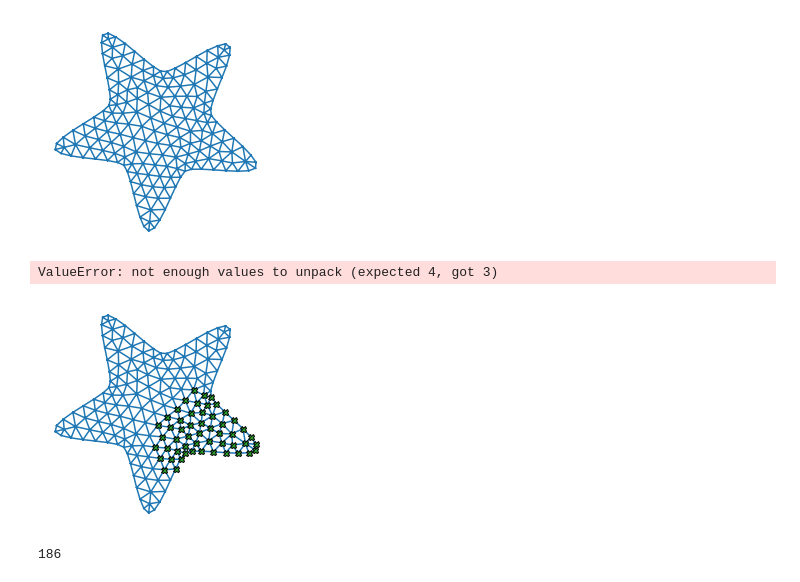
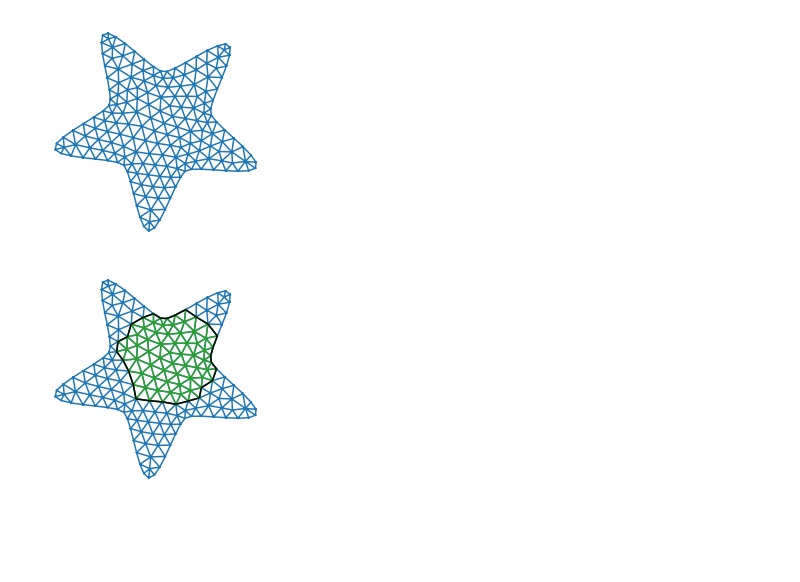
Before and after one commit to danieljtait/tenfem, a Jupyter notebook: examples/notebooks/Minipatching.ipynb, the cells around one changed output. Cells and saved outputs as stored; diff of their text form; code cells hidden in the pictures; blank space fills up the shorter version.

```diff
--- a/examples/notebooks/Minipatching.ipynb
+++ b/examples/notebooks/Minipatching.ipynb
@@ -23,15 +24,20 @@ submesh_provider._build_mesh_neighborhood()
 # %%
 mesh_tensor_repr = submesh_provider(1.)
 smesh = tenfem.mesh.utils.mesh_from_tensor_repr(mesh_tensor_repr, element)
+smesh.add_matplotlib_tri()
-# %% [output]
-ValueError: not enough values to unpack (expected 4, got 3)
 # %%
-nodes, elems, node_t = mesh_tensor_repr
+nodes, elems, node_t, bnd_elems = mesh_tensor_repr
 
 fig, ax = plt.subplots()
 ax.triplot(mesh._triang)
-ax.plot(*nodes.numpy().T, 'X', markeredgecolor='k')
+#ax.plot(*nodes.numpy().T, 'X', markeredgecolor='k')
 ax.set_aspect('equal'); ax.axis('off')
+
+ax.triplot(smesh._triang)
+
+ax.add_collection(
+    LineCollection(tf.gather(nodes, bnd_elems), colors='k'))
+
 plt.show()
 # %% [output]
-[figure, old version]
+[figure, new version]
@@ -40,4 +43,0 @@ plt.show()
-# %%
-len(submesh_provider.mesh_neighbours.to_list())
-# %% [output]
-186
```
Also changed, not shown: parts of 19 cells of this notebook.
